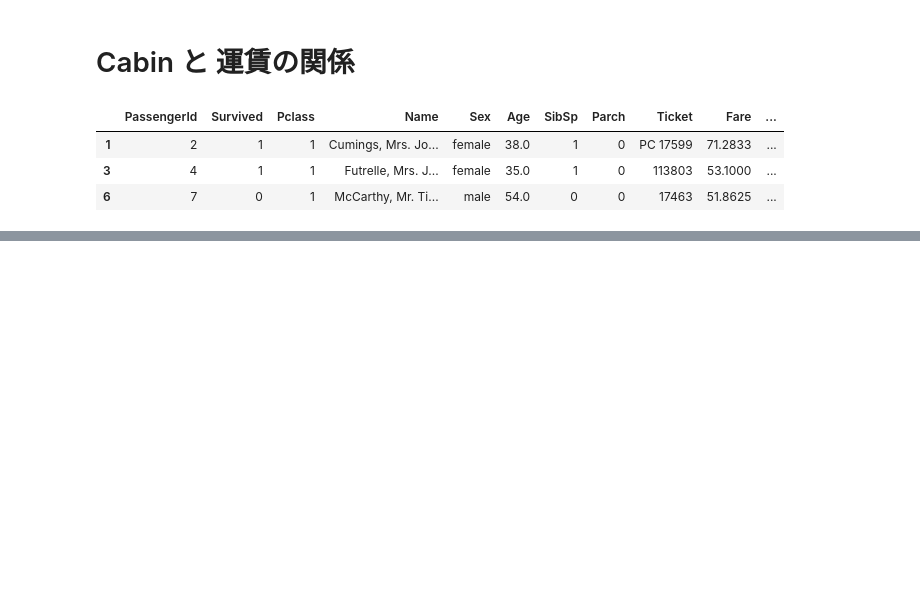
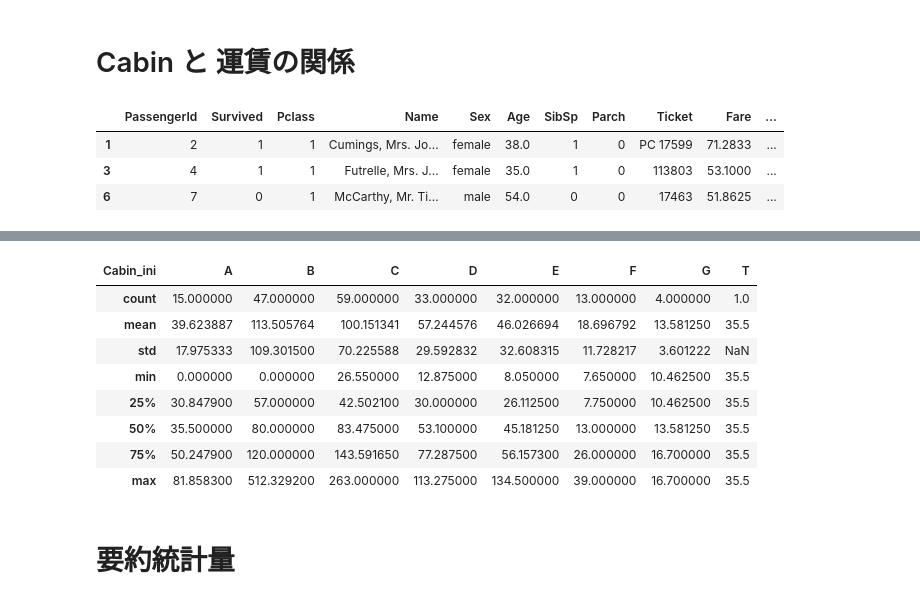
Before and after one commit to naorex/Kaggle_Titanic_Machine_Learning_from_Disaster, a Jupyter notebook: nb/006_data_analysys_example.ipynb, the cells around one changed output, grey strips where cells are left out. Cells and saved outputs as stored; diff of their text form; code cells hidden in the pictures; blank space fills up the shorter version.

```diff
--- a/nb/006_data_analysys_example.ipynb
+++ b/nb/006_data_analysys_example.ipynb
@@ -174,0 +186,14 @@ KeyError: 0
+# %%
+train.groupby('Cabin_ini')['Fare'].describe().T
+# %% [output]
+| Cabin_ini | A | B | C | D | E | F | G | T |
+| count | 15.000000 | 47.000000 | 59.000000 | 33.000000 | 32.000000 | 13.000000 | 4.000000 | 1.0 |
+| mean | 39.623887 | 113.505764 | 100.151341 | 57.244576 | 46.026694 | 18.696792 | 13.581250 | 35.5 |
+| std | 17.975333 | 109.301500 | 70.225588 | 29.592832 | 32.608315 | 11.728217 | 3.601222 | NaN |
+| min | 0.000000 | 0.000000 | 26.550000 | 12.875000 | 8.050000 | 7.650000 | 10.462500 | 35.5 |
+| 25% | 30.847900 | 57.000000 | 42.502100 | 30.000000 | 26.112500 | 7.750000 | 10.462500 | 35.5 |
+| 50% | 35.500000 | 80.000000 | 83.475000 | 53.100000 | 45.181250 | 13.000000 | 13.581250 | 35.5 |
+| 75% | 50.247900 | 120.000000 | 143.591650 | 77.287500 | 56.157300 | 26.000000 | 16.700000 | 35.5 |
+| max | 81.858300 | 512.329200 | 263.000000 | 113.275000 | 134.500000 | 39.000000 | 16.700000 | 35.5 |
+# %% [markdown]
+# 要約統計量
```
Also changed, not shown: parts of 11 cells of this notebook, 4 other files.
